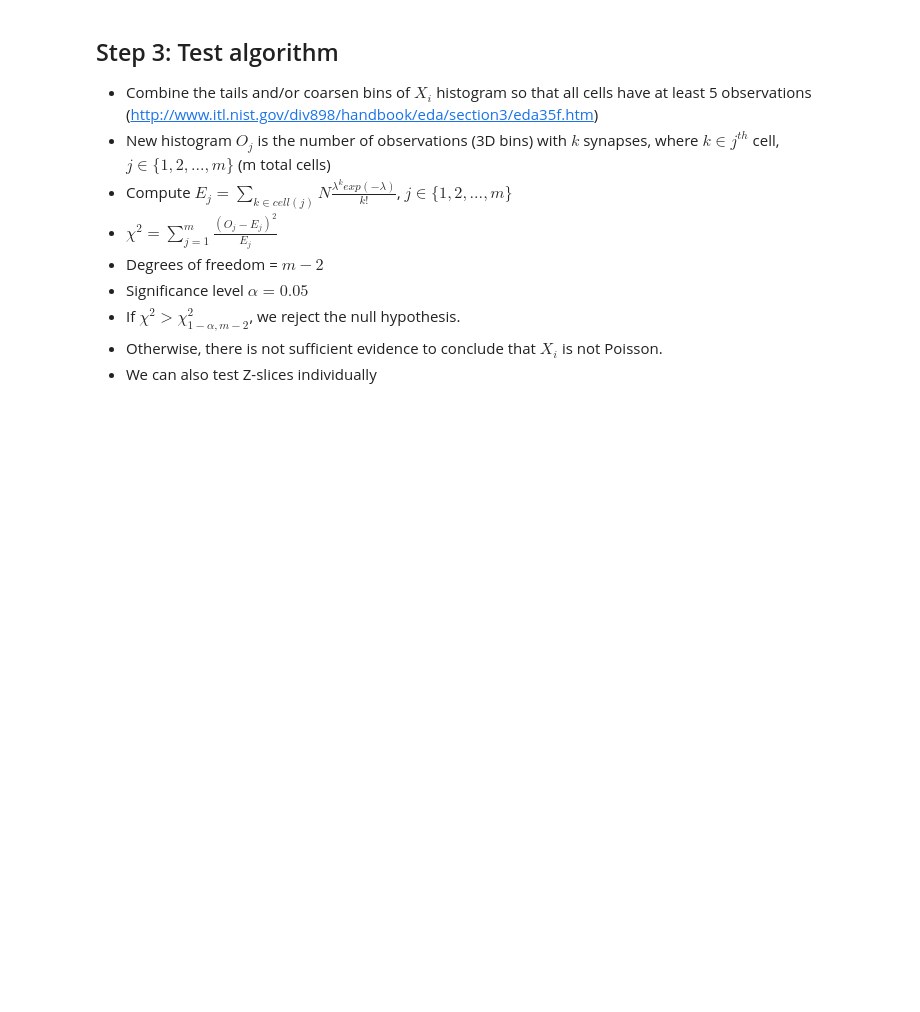
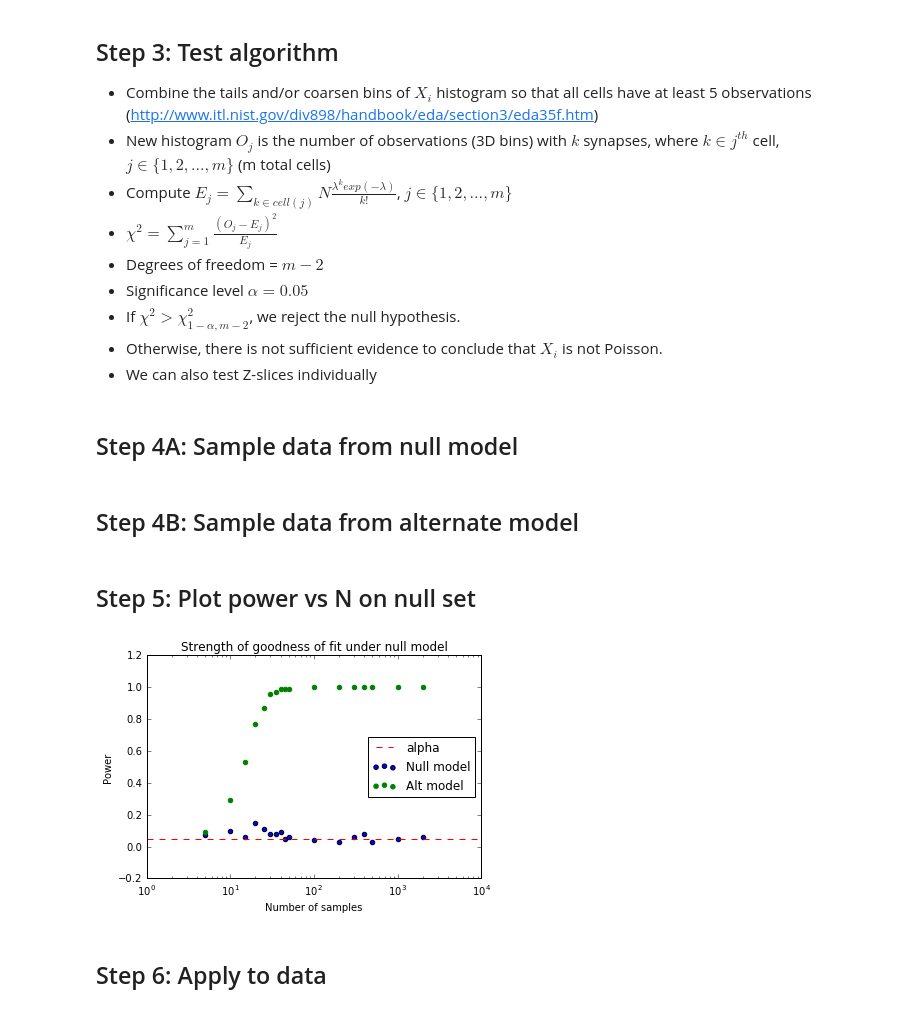
Before and after one commit to Upward-Spiral-Science/chengchang, a Jupyter notebook: Assignment 4.ipynb, the cells around one changed output. Drawn from its saved outputs; the diff is of its cells as text; code cells hidden in the pictures; blank space fills up the shorter version.

```diff
--- a/Assignment 4.ipynb
+++ b/Assignment 4.ipynb
@@ -85,3 +89,5 @@ $\chi^2 = \sum{\frac{(Observed-Expected)^2}{Expected}}$
 * If $\chi^2 > \chi^2_{1-\alpha,m-2}$, we reject the null hypothesis.
 * Otherwise, there is not sufficient evidence to conclude that $X_i$ is not Poisson.
 * We can also test Z-slices individually
+# %% [markdown]
+## Step 4A: Sample data from null model
@@ -87,0 +143,2 @@ $\chi^2 = \sum{\frac{(Observed-Expected)^2}{Expected}}$
+# %% [markdown]
+## Step 4B: Sample data from alternate model
@@ -87,0 +195,16 @@ $\chi^2 = \sum{\frac{(Observed-Expected)^2}{Expected}}$
+# %% [markdown]
+## Step 5: Plot power vs N on null set
+# %%
+plt.scatter(S, pow_null, hold = True, label = "Null model")
+plt.scatter(S, pow_alt, color = "green", hold=True, label = "Alt model")
+plt.xscale("log")
+plt.xlabel("Number of samples")
+plt.ylabel("Power")
+plt.title("Strength of goodness of fit under null model")
+plt.axhline(alpha, color = "red", linestyle = '--', label = "alpha")
+plt.legend(loc = 5)
+plt.show()
+# %% [output]
+[figure, added]
+# %% [markdown]
+## Step 6: Apply to data
```
Also changed, not shown: parts of 4 cells of this notebook.
